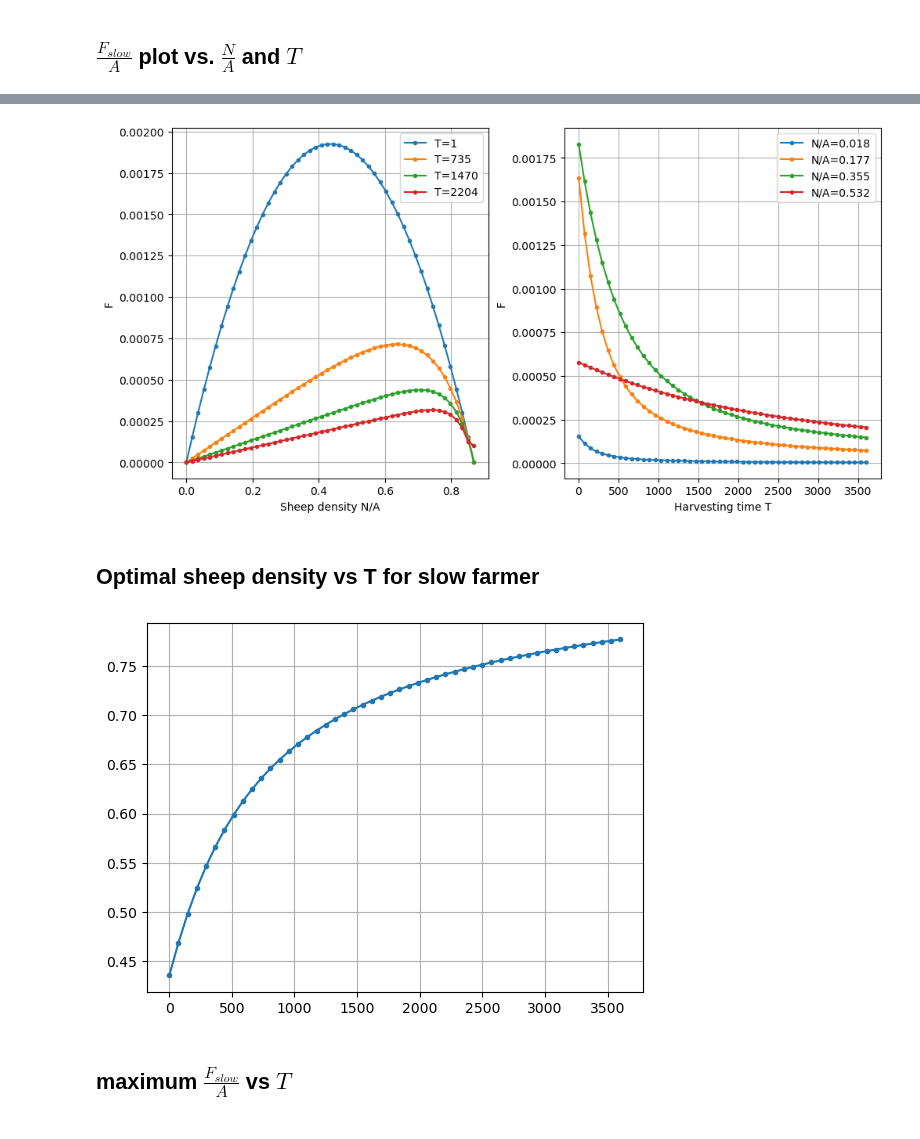
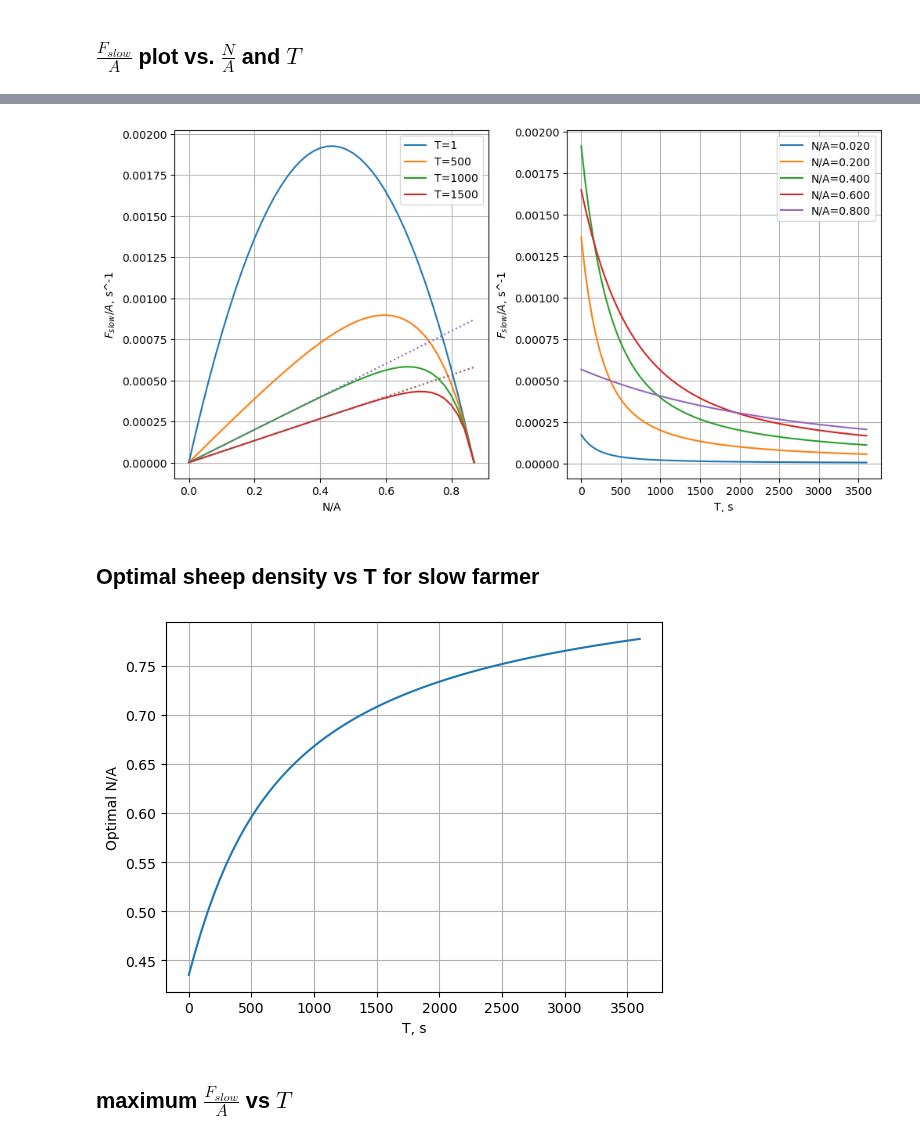
Before and after one commit to ELFREELAND/minecraft_sheep, a Jupyter notebook: deterministic_plots.ipynb, the cells around one changed output, grey strips where cells are left out. Drawn from its saved outputs; the diff is of its cells as text; code cells hidden in the pictures.

```diff
--- a/deterministic_plots.ipynb
+++ b/deterministic_plots.ipynb
@@ -13,8 +13,11 @@ K = 0.00772
 # %% [markdown]
 ## $\frac{F_{fast}}{A}$ plot vs. $\frac{N}{A}$
 # %%
-density = np.linspace(0, K/R)
-T = np.linspace(1, 3600)
+density = np.arange(0, K/R, 0.02)
+density[-1] = K/R
+
+T = np.arange(0, 3601, 50)
+T[0] = 1 #can't have T=0 because that will result in division by 0
 
 F_fastA = density*R - density**2 * R**2 / K
 
@@ -26,9 +29,10 @@ f, ax = plt.subplots()
 
 ax.plot(density, F_fastA)
 
-ax.set_xlabel("Sheep density, N/A")
-ax.set_ylabel("F_slow/A, s^-1")
+ax.set_xlabel("N/A")
+ax.set_ylabel("$F_{slow}/A$, s^-1")
 ax.grid(True)
 
-plt.show()
+#plt.show()
+plt.savefig("f_fast.png")
 # %% [output]
@@ -69,21 +81,25 @@ plt.show()
 # %%
 f, axs = plt.subplots(nrows=1, ncols=2, layout="constrained", figsize=(10,5))
 
-axs[0].plot(density, F_slowA[0,0:], ".-", label="T={0:.0f}".format(T[0]))
-axs[0].plot(density, F_slowA[10,0:], ".-", label="T={0:.0f}".format(T[10]))
-axs[0].plot(density, F_slowA[20,0:], ".-", label="T={0:.0f}".format(T[20]))
-axs[0].plot(density, F_slowA[30,0:], ".-", label="T={0:.0f}".format(T[30]))
+axs[0].plot(density, F_slowA[0,0:], "-", label="T={0:.0f}".format(T[0]))
+axs[0].plot(density, F_slowA[10,0:], "-", label="T={0:.0f}".format(T[10]))
+axs[0].plot(density, F_slowA[20,0:], "-", label="T={0:.0f}".format(T[20]))
+axs[0].plot(density, F_slowA[30,0:], "-", label="T={0:.0f}".format(T[30]))
 
-axs[0].set_xlabel("Sheep density N/A")
-axs[0].set_ylabel("F")
+axs[0].plot(density, density/1000, ":")
+axs[0].plot(density, density/1500, ":")
 
-axs[1].plot(T, F_slowA[0:,1], ".-", label="N/A={0:.3f}".format(density[1]))
-axs[1].plot(T, F_slowA[0:,15], ".-", label="N/A={0:.3f}".format(density[10]))
-axs[1].plot(T, F_slowA[0:,30], ".-", label="N/A={0:.3f}".format(density[20]))
-axs[1].plot(T, F_slowA[0:,45], ".-", label="N/A={0:.3f}".format(density[30]))
+axs[0].set_xlabel("N/A")
+axs[0].set_ylabel("$F_{slow}/A$, s^-1")
 
-axs[1].set_xlabel("Harvesting time T")
-axs[1].set_ylabel("F")
+axs[1].plot(T, F_slowA[0:,1], "-", label="N/A={0:.3f}".format(density[1]))
+axs[1].plot(T, F_slowA[0:,10], "-", label="N/A={0:.3f}".format(density[10]))
+axs[1].plot(T, F_slowA[0:,20], "-", label="N/A={0:.3f}".format(density[20]))
+axs[1].plot(T, F_slowA[0:,30], "-", label="N/A={0:.3f}".format(density[30]))
+axs[1].plot(T, F_slowA[0:,40], "-", label="N/A={0:.3f}".format(density[40]))
+
+axs[1].set_xlabel("T, s")
+axs[1].set_ylabel("$F_{slow}/A$, s^-1")
 
 axs[0].legend()
 axs[1].legend()
@@ -91,21 +107,25 @@ axs[1].legend()
 axs[0].grid(True)
 axs[1].grid(True)
 
-plt.show()
+#plt.show()
+plt.savefig("f_slow_na_t.png")
 # %% [output]
-[figure, old version]
+[figure, new version]
 # %% [markdown]
 ## Optimal sheep density vs T for slow farmer
 # %%
 f, ax = plt.subplots()
 
-ax.plot(T, K*(sps.lambertw(np.exp(T*R+1))-1)/(T*R**2),".-")
+ax.plot(T, K*(sps.lambertw(np.exp(T*R+1))-1)/(T*R**2),"-")
 
+ax.set_xlabel("T, s")
+ax.set_ylabel("Optimal N/A")
 ax.grid(True)
 
-plt.show()
+#plt.show()
+plt.savefig("optimal_na.png")
 # %% [output]
-[figure, old version]
+[figure, new version]
 # %% [markdown]
 ## maximum $\frac{F_{slow}}{A}$ vs $T$
 # %%
```
Also changed, not shown: parts of 5 cells of this notebook, 8 other files.
